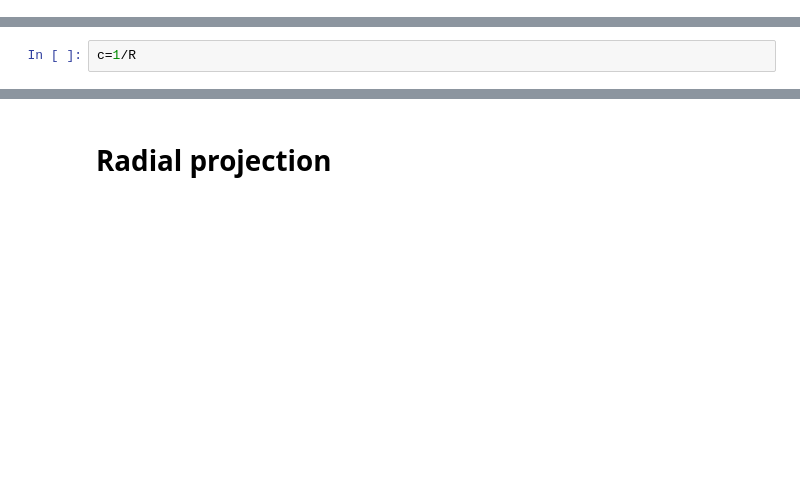
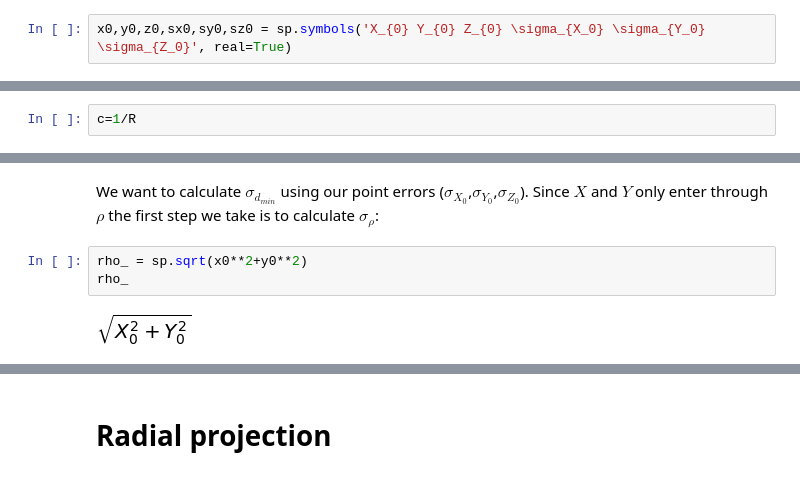
Before and after one commit to DaveBoettger/mfdocumentation, a Jupyter notebook: conic_approx_mirrorfit.ipynb, the cells around one changed output, grey strips where cells are left out. Drawn from its saved outputs; the diff is of its cells as text; blank space fills up the shorter version.

```diff
--- a/conic_approx_mirrorfit.ipynb
+++ b/conic_approx_mirrorfit.ipynb
@@ -5,4 +11,6 @@ import sympy as sp
 import numpy as np
 import matplotlib.pyplot as plt
 sp.init_printing()
+# %%
+x0,y0,z0,sx0,sy0,sz0 = sp.symbols('X_{0} Y_{0} Z_{0} \sigma_{X_0} \sigma_{Y_0} \sigma_{Z_0}', real=True)
 # %% [markdown]
@@ -66,0 +85,7 @@ $$S = \sqrt{\frac{r^2(k+1)-R^2}{kr^2-R^2}}$$
+# %% [markdown]
+We want to calculate $\sigma_{d_{min}}$ using our point errors ($\sigma_{X_0}$,$\sigma_{Y_0}$,$\sigma_{Z_0}$). Since $X$ and $Y$ only enter through $\rho$ the first step we take is to calculate $\sigma_{\rho}$:
+# %%
+rho_ = sp.sqrt(x0**2+y0**2)
+rho_
+# %% [output]
+[figure, added]
```
Also changed, not shown: parts of 34 cells of this notebook.
